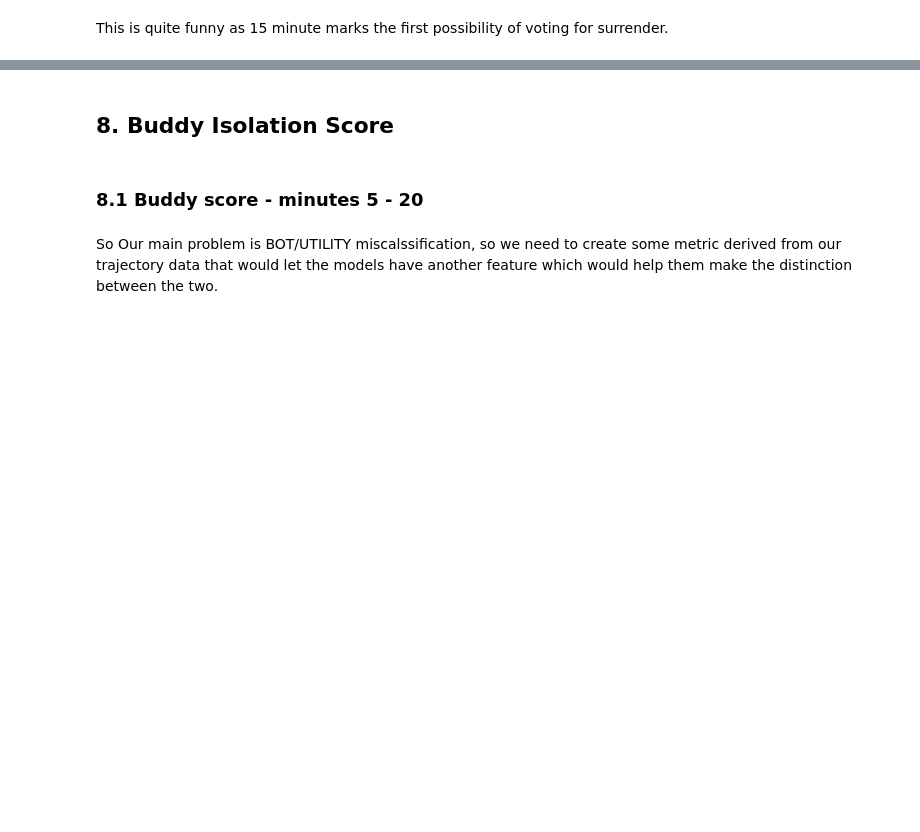
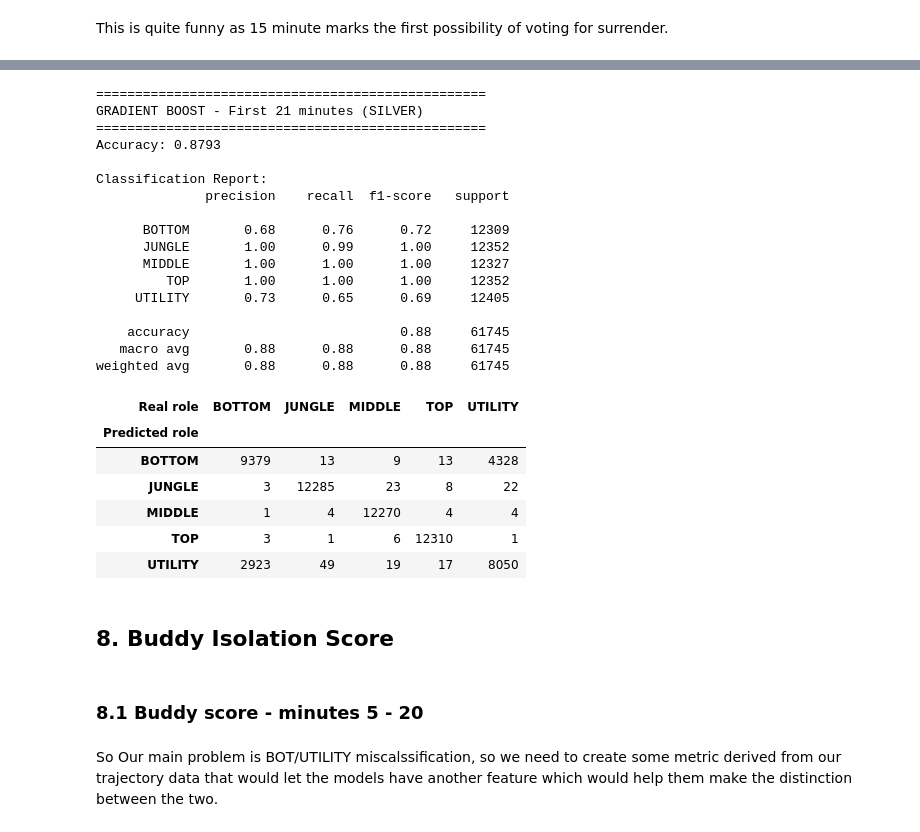
Before and after one commit to Kapponohacco/League-Ml-Project, a Jupyter notebook: src/models_with_silver.ipynb, the cells around one changed output, grey strips where cells are left out. Drawn from its saved outputs; the diff is of its cells as text; code cells hidden in the pictures; blank space fills up the shorter version.

Commit message:
pełnia silverka

```diff
--- a/src/models_with_silver.ipynb
+++ b/src/models_with_silver.ipynb
@@ -1603,6 +1601,68 @@ weighted avg       0.93      0.93      0.93     96438
 | MIDDLE | 2 | 14 | 19275 | 2 | 1 |
 | TOP | 0 | 0 | 3 | 19149 | 4 |
 | UTILITY | 2244 | 29 | 6 | 0 | 14812 |
+# %%
+X_train_silver, X_test_silver, y_train_silver, y_test_silver = train_test_split(
+    X_silver,
+    y_silver,
+    test_size=0.2,
+    random_state=random_state
+)
+
+position_cols_silver = [f'x{i}' for i in range(1, res_silver.index(max(res_silver)) + 2)] + [f'y{i}' for i in range(1, res_silver.index(max(res_silver)) + 2)]
+
+model_gb_best_silver = HistGradientBoostingClassifier(
+    max_iter=50,
+    learning_rate=0.1,
+    max_depth=3,
+    random_state=random_state
+)
+
+model_gb_best_silver.fit(X_train_silver[position_cols_silver], y_train_silver)
+y_pred_gb_best_silver = model_gb_best_silver.predict(X_test_silver[position_cols_silver])
+
+print("="*50)
+print(f"GRADIENT BOOST - First {res_silver.index(max(res_silver)) + 1} minutes (SILVER)")
+print("="*50)
+acc_gb_best_silver = accuracy_score(y_test_silver, y_pred_gb_best_silver)
+print(f"Accuracy: {acc_gb_best_silver:.4f}")
+print("\nClassification Report:")
+print(classification_report(y_test_silver, y_pred_gb_best_silver))
+
+
+confusion_table_gb_best_silver = pd.crosstab(
+    y_pred_gb_best_silver,
+    y_test_silver,
+    rownames=["Predicted role"],
+    colnames=["Real role"]
+)
+
+confusion_table_gb_best_silver
+# %% [output]
+==================================================
+GRADIENT BOOST - First 21 minutes (SILVER)
+==================================================
+Accuracy: 0.8793
+
+Classification Report:
+              precision    recall  f1-score   support
+
+      BOTTOM       0.68      0.76      0.72     12309
+      JUNGLE       1.00      0.99      1.00     12352
+      MIDDLE       1.00      1.00      1.00     12327
+         TOP       1.00      1.00      1.00     12352
+     UTILITY       0.73      0.65      0.69     12405
+
+    accuracy                           0.88     61745
+   macro avg       0.88      0.88      0.88     61745
+weighted avg       0.88      0.88      0.88     61745
+| Real role | BOTTOM | JUNGLE | MIDDLE | TOP | UTILITY |
+| Predicted role |  |  |  |  |  |
+| BOTTOM | 9379 | 13 | 9 | 13 | 4328 |
+| JUNGLE | 3 | 12285 | 23 | 8 | 22 |
+| MIDDLE | 1 | 4 | 12270 | 4 | 4 |
+| TOP | 3 | 1 | 6 | 12310 | 1 |
+| UTILITY | 2923 | 49 | 19 | 17 | 8050 |
 # %% [markdown]
 ## 8. Buddy Isolation Score
 # %% [markdown]
```
Also changed, not shown: parts of 55 cells of this notebook.
